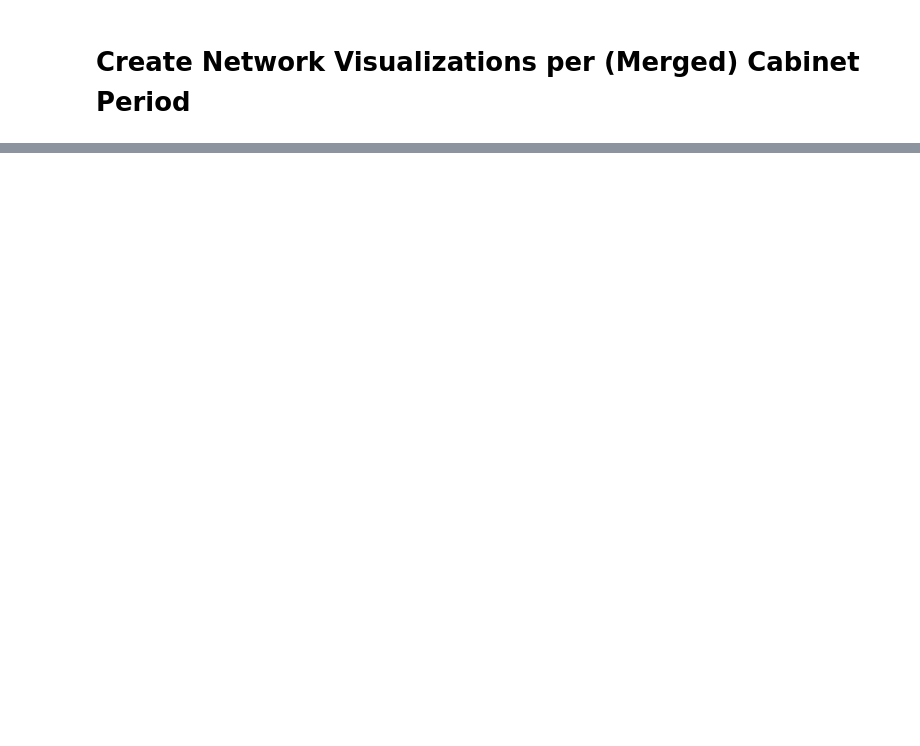
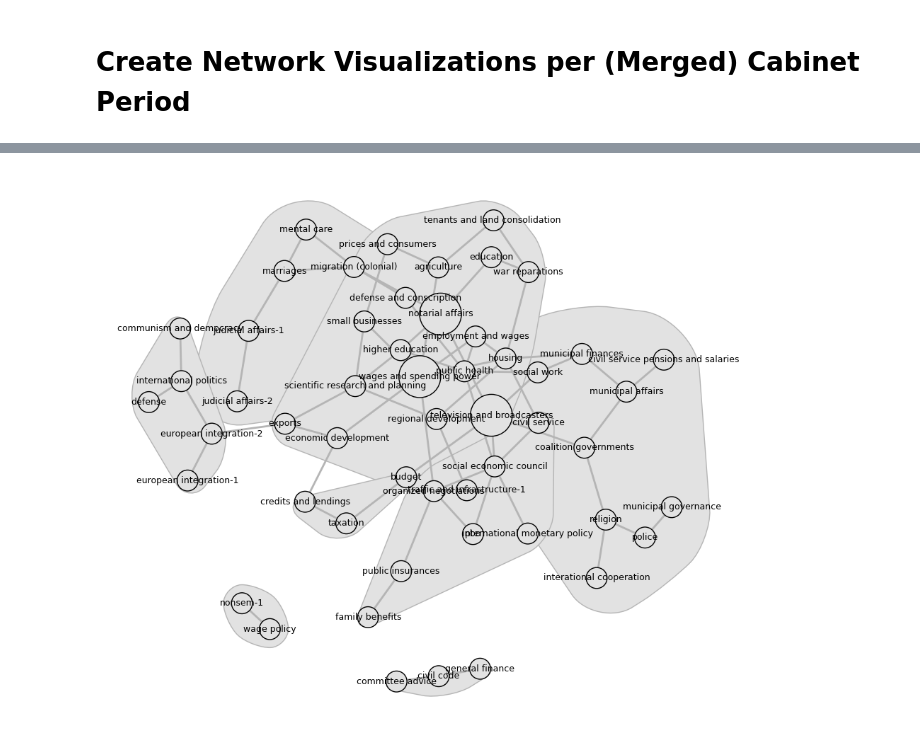
Before and after one commit to rubenros1795/linkage, a Jupyter notebook: 03b-network-visualization.ipynb, the cells around one changed output, grey strips where cells are left out. Cells and saved outputs as stored; diff of their text form; code cells hidden in the pictures; blank space fills up the shorter version.

```diff
--- a/03b-network-visualization.ipynb
+++ b/03b-network-visualization.ipynb
@@ -216,0 +200,46 @@ for i in ax.get_children():
+# %%
+fig,ax = plt.subplots(1,1,figsize=(15,10))
+r = cab_[cab_.cabinet == 'Beel-I'].to_dict('records')[0]
+mask = (dists.index > r['startdate']) & (dists.index <= r['enddate'])
+theta = dists.loc[mask].to_numpy()
+theta,_,__ = mutual_information(theta)
+theta_flat = flatten_mi_array(theta)
+theta_flat.columns = ['src','trg','nij']
+theta_flat = theta_flat[~theta_flat.src.isin(indices_nonsem)]
+theta_flat = theta_flat[~theta_flat.trg.isin(indices_nonsem)]
+
+theta_flat = theta_flat[theta_flat.nij > 0]
+theta_flat = disparity_filter(theta_flat)
+theta_flat = theta_flat[theta_flat.score >= 0.8].drop(['variance','score'],axis=1)
+theta_flat.columns = ['source','target','weight']
+
+g,comm,edge_df = get_network_from_edge_dataframe(edge_df=theta_flat,node_text='labels',labels=labels)
+betweenness_values = get_betweenness_values(g)
+top_btw = Counter(dict(betweenness_values)).most_common(3)
+
+grey_pal_light_dark = sns.color_palette('Greys',4)
+
+visual_style = dict()
+visual_style["edge_curved"] = False
+visual_style["edge_color"] = [igraph.color_name_to_rgba('lightgrey') for e in g.es]
+visual_style["vertex_label"] = g.vs["name"]
+visual_style["vertex_label_size"] = 9
+visual_style["vertex_label_alpha"] = 0
+visual_style["vertex_size"] = [.5 if e['name'] not in dict(top_btw).keys() else 1 for e in g.vs]
+# visual_style['vertex_color'] = [grey_pal_light_dark[0] if e['name'] not in dict(top_btw).keys() else 'red' for e in g.vs]
+visual_style['vertex_color'] = [grey_pal_light_dark[0] for e in g.vs]
+visual_style['margin'] = 10
+visual_style['bbox'] = (0, 0, 1500, 2500)
+
+layout = g.layout_fruchterman_reingold()
+igraph.plot(comm,mark_groups = True,target=ax,layout=layout,**visual_style)
+
+dg_th = [k for k,v in get_degree_values(g) if v > 1]
+for i in ax.get_children():
+    if isinstance(i,matplotlib.patches.PathPatch):
+        i.set_edgecolor(grey_pal_light_dark[1])
+        i.set_facecolor(grey_pal_light_dark[0])
+    # elif isinstance(i,matplotlib.text.Text):
+        # if len(i.get_text()) != 4 and i.get_text() != title and i.get_text() not in dg_th:
+        #     i.set_alpha(0)
+# %% [output]
@@ -216,0 +247 @@ for i in ax.get_children():
+[figure, added]
```
Also changed, not shown: parts of 11 cells of this notebook, 13 other files.
